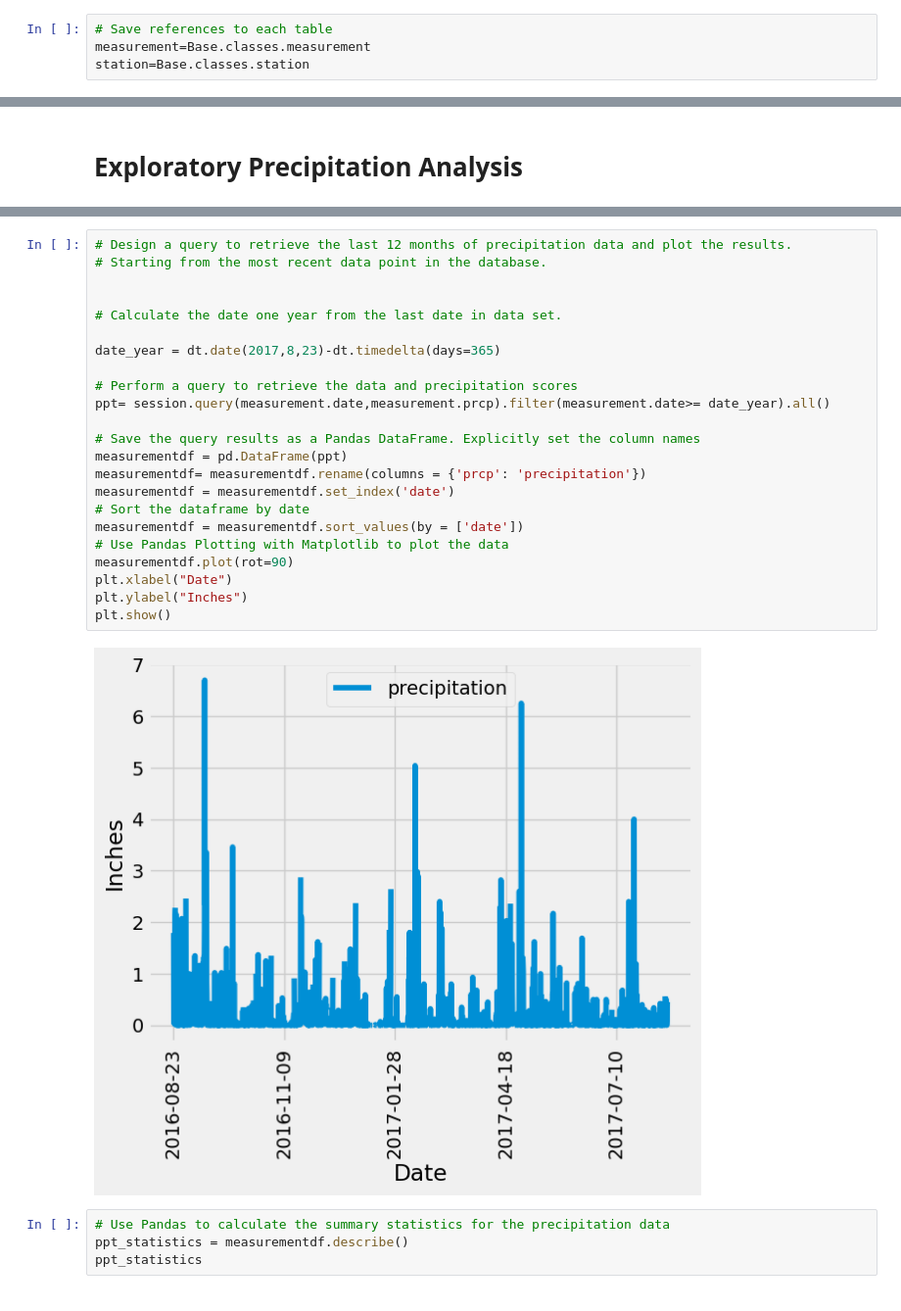
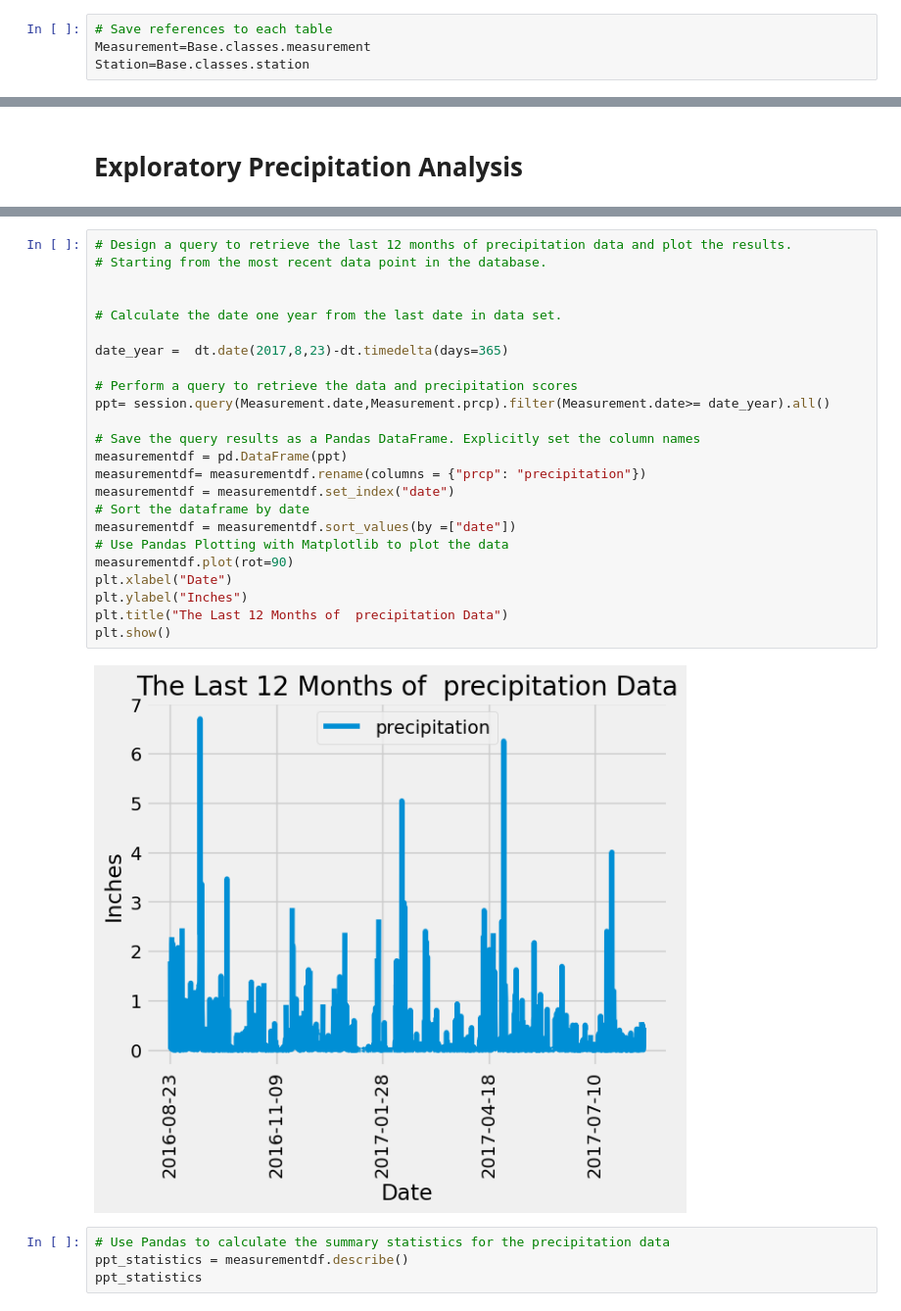
Before and after one commit to priyadharsinid/sqlalchemy-challenge, a Jupyter notebook: Surfsup/climate_starter.ipynb, the cells around one changed output, grey strips where cells are left out. Shown at 98% size. Saved outputs shown, nothing was run; the diff lists cells and outputs as text.

```diff
--- a/Surfsup/climate_starter.ipynb
+++ b/Surfsup/climate_starter.ipynb
@@ -32,7 +32,7 @@ Base.classes.keys()
 # %%
 # Save references to each table
-measurement=Base.classes.measurement
-station=Base.classes.station
+Measurement=Base.classes.measurement
+Station=Base.classes.station
 # %%
 # Create our session (link) from Python to the DB
 session = Session(engine)
@@ -47,28 +47,29 @@ recentdate
 # %%
 # Design a query to retrieve the last 12 months of precipitation data and plot the results.
 # Starting from the most recent data point in the database.
 
 
 # Calculate the date one year from the last date in data set.
 
-date_year = dt.date(2017,8,23)-dt.timedelta(days=365)
+date_year =  dt.date(2017,8,23)-dt.timedelta(days=365)
 
 # Perform a query to retrieve the data and precipitation scores
-ppt= session.query(measurement.date,measurement.prcp).filter(measurement.date>= date_year).all()
+ppt= session.query(Measurement.date,Measurement.prcp).filter(Measurement.date>= date_year).all()
 
 # Save the query results as a Pandas DataFrame. Explicitly set the column names
 measurementdf = pd.DataFrame(ppt)
-measurementdf= measurementdf.rename(columns = {'prcp': 'precipitation'})
-measurementdf = measurementdf.set_index('date')
+measurementdf= measurementdf.rename(columns = {"prcp": "precipitation"})
+measurementdf = measurementdf.set_index("date")
 # Sort the dataframe by date
-measurementdf = measurementdf.sort_values(by = ['date'])
+measurementdf = measurementdf.sort_values(by =["date"])
 # Use Pandas Plotting with Matplotlib to plot the data
 measurementdf.plot(rot=90)
 plt.xlabel("Date")
 plt.ylabel("Inches")
+plt.title("The Last 12 Months of  precipitation Data")
 plt.show()
 # %% [output]
-[figure, old version]
+[figure, new version]
 # %%
 # Use Pandas to calculate the summary statistics for the precipitation data
 ppt_statistics = measurementdf.describe()
```
Also changed, not shown: parts of 7 cells of this notebook, 1 other file.
